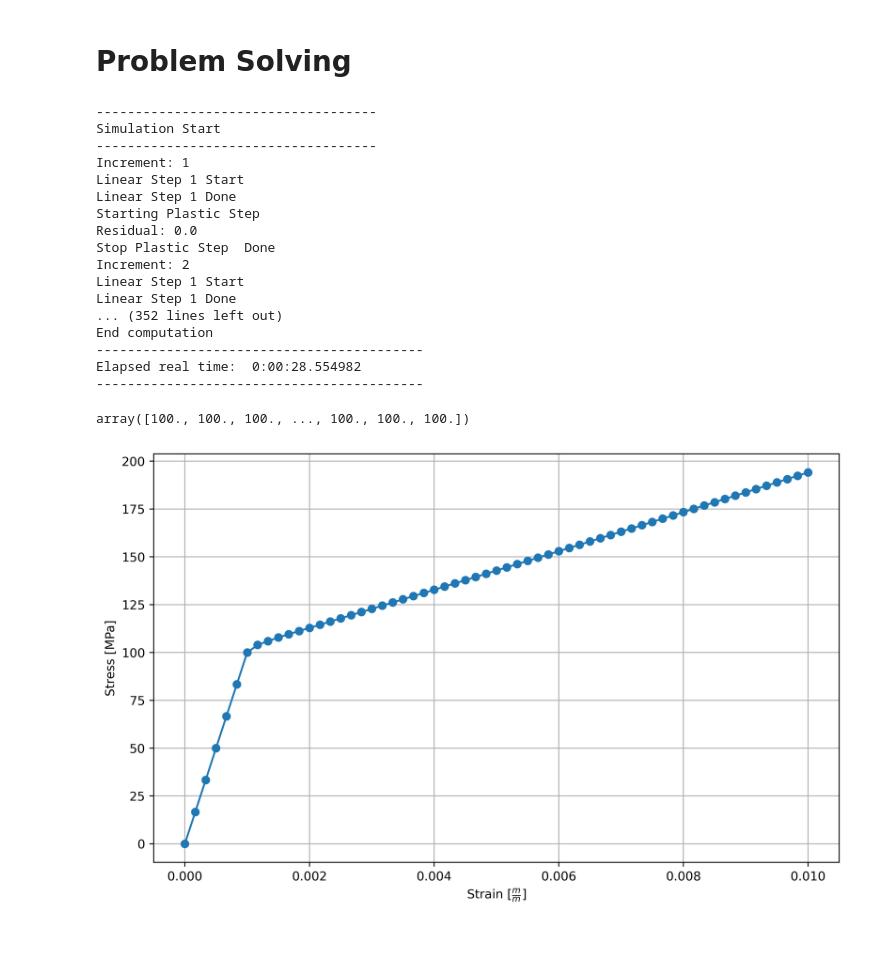
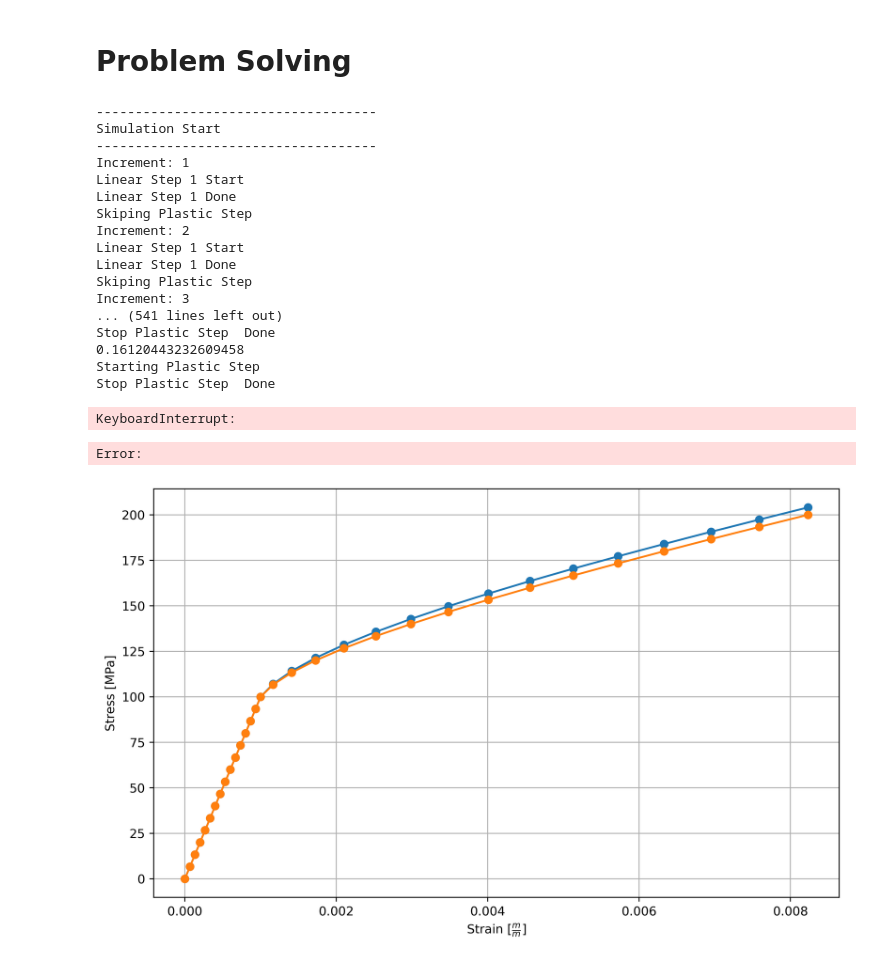
Before and after one commit to jorgenin/2.077-Fenicsx-Plasticity, a Jupyter notebook: 3d_Plasticity.ipynb, the cells around one changed output. Saved outputs shown, nothing was run; the diff lists cells and outputs as text; code cells hidden in the pictures.

Commit message:
Modifications to plasticity problem to make it better

```diff
--- a/3d_Plasticity.ipynb
+++ b/3d_Plasticity.ipynb
@@ -119,9 +119,12 @@ sym_side = fem.dirichletbc(0.0, top_dof_y, plastic_problem.V.sub(2))
 
 bcs = [sym_bottom,sym_top,sym_side]
 
-bcs = [sym_bottom, sym_left]
+#bcs = [sym_bottom, sym_left]
 
+disp = Constant(domain,(0.0,0.0,0.0))
 
 
 def F_ext(t):
-    return t*load_steps["max_disp"]
+    arr = np.zeros((3,))
+    arr[0] = t*200.0
+    return arr
@@ -157,7 +158,7 @@ startTime = datetime.now()
 Nincr = load_steps["N_incr"]
 
 time_steps = np.linspace(0, 1, Nincr+1)[1:]
-results = np.zeros((Nincr+1, 2))
+results = np.zeros((Nincr+1, 4))
 
 
 print("------------------------------------")
@@ -176,14 +177,32 @@ for (i, t) in enumerate(time_steps):
     niter = 0
     print("Linear Step 1 Start")
     plastic_problem.solve_linear(bcs) #Solves for the first trial displacement
+
+
+    scal = fem.assemble_vector(plastic_problem.f_trial)
     print("Linear Step 1 Done")
-    print("Starting Plastic Step")
-    plastic_problem.solve_nls()
+    if scal.array.max() >= 0:
 
-    print("Stop Plastic Step  Done")
-    # print("Linear Step 2 Start")
-    plastic_problem.solve_linear(bcs) #Solves for the actual displacement after the plastic update
-    # print("Linear Step 2 Done")
+        while scal.array.max() >= 1e-8:
+            print(scal.array.max())
+            print("Starting Plastic Step")
+            plastic_problem.solve_nls()
+            print("Stop Plastic Step  Done")
+            # print("Linear Step 2 Start")
+            #f_trial = fem.assemble_scalar(fem.form(plastic_problem.res_p))
+            #print(f_trial.norm())
+
+            plastic_problem.solve_linear(bcs) #Solves for the actual displacement after the plastic update
+
+            plastic_problem.u.x.array[:] += plastic_problem.du.x.array[:]
+            plastic_problem.du.x.array[:] = 0.0
+            plastic_problem.dp.x.array[:] = 0.0
+            # print("Linear Step 2 Done")
+            scal = fem.assemble_vector(plastic_problem.f_trial)
+
+
+    else:
+        print("Skiping Plastic Step")
 
     #vec1 = fem.assemble_vector(fem.form(plastic_problem.res_p))
     #print(plastic_problem.du.x.array)
@@ -192,14 +211,13 @@ for (i, t) in enumerate(time_steps):
     plastic_problem.dp.x.array[:] = 0.0
 
 
-
     project(normVM(Stress_Point),Elastic)
     u_pointe = plastic_problem.u.eval(pointForStress,colliding_cells.array[0])[0]
     stress =  domain.comm.gather(fem.assemble_scalar(engineeringStress))[0]
     #vec2 = fem.assemble_vector(fem.form(plastic_problem.res_p))
     #print(vec1.norm())
     #print(vec2.norm())
-    results[i + 1, :] = (u_pointe,stress)
+    results[i + 1, :] = (u_pointe,stress,t,F_ext(t)[0])
 
     saver.update_and_save(t)
 
@@ -220,31 +238,31 @@ Simulation Start
 Increment: 1
 Linear Step 1 Start
 Linear Step 1 Done
-Starting Plastic Step
-Residual: 0.0
-Stop Plastic Step  Done
+Skiping Plastic Step
 Increment: 2
 Linear Step 1 Start
 Linear Step 1 Done
-... (352 lines left out)
-End computation
-------------------------------------------
-Elapsed real time:  0:00:28.554982
-------------------------------------------
+Skiping Plastic Step
+Increment: 3
+... (541 lines left out)
+Stop Plastic Step  Done
+0.16120443232609458
+Starting Plastic Step
+Stop Plastic Step  Done
+KeyboardInterrupt:
+Error:
-# %%
-plastic_problem.Y.x.array
-# %% [output]
-array([100., 100., 100., ..., 100., 100., 100.])
 # %%
 import matplotlib.pyplot as plt
 plt.figure(figsize=(10,6),dpi=500)
 plt.plot(results[:, 0]/geom["longside"], results[:, 1], "-o")
+
+plt.plot(results[:, 0]/geom["longside"], results[:, 3], "-o")
 plt.xlabel(r"Strain [$\frac{m}{m}$]")
 plt.ylabel(r"Stress [MPa]")
 plt.grid()
 plt.show()
 # %% [output]
-[figure, old version]
+[figure, new version]
 # %%
 results[-1,1]
 # %% [output]
```
Also changed, not shown: parts of 4 cells of this notebook, 2 other files.
